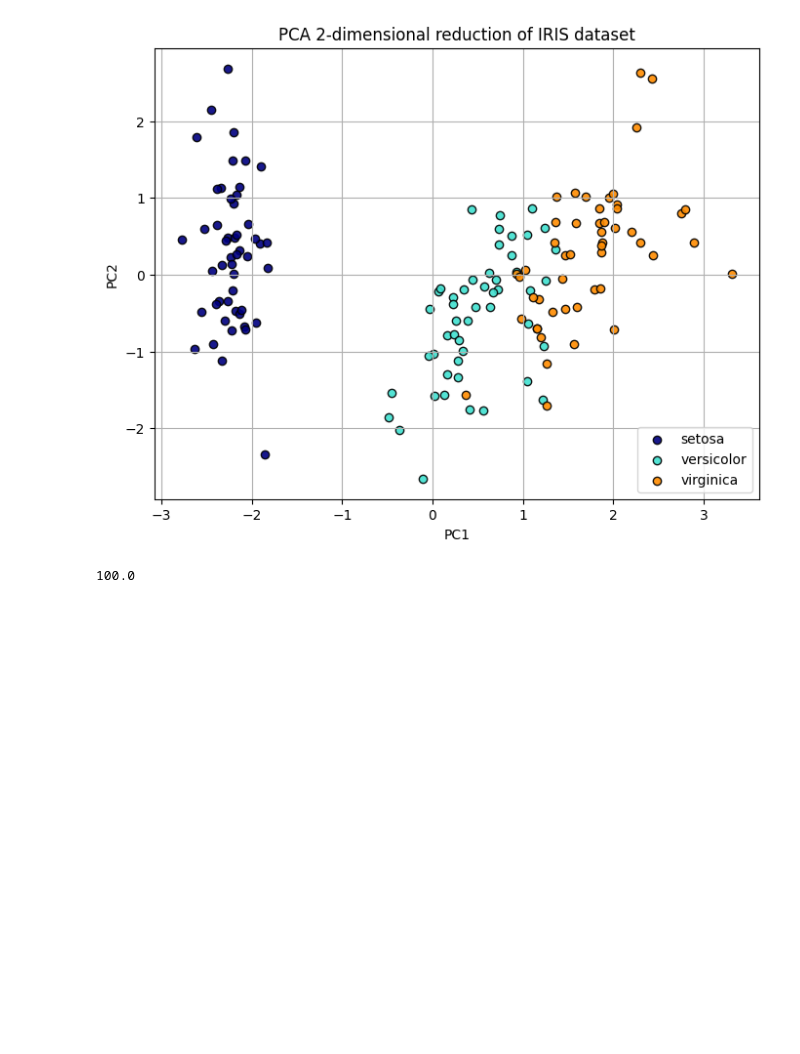
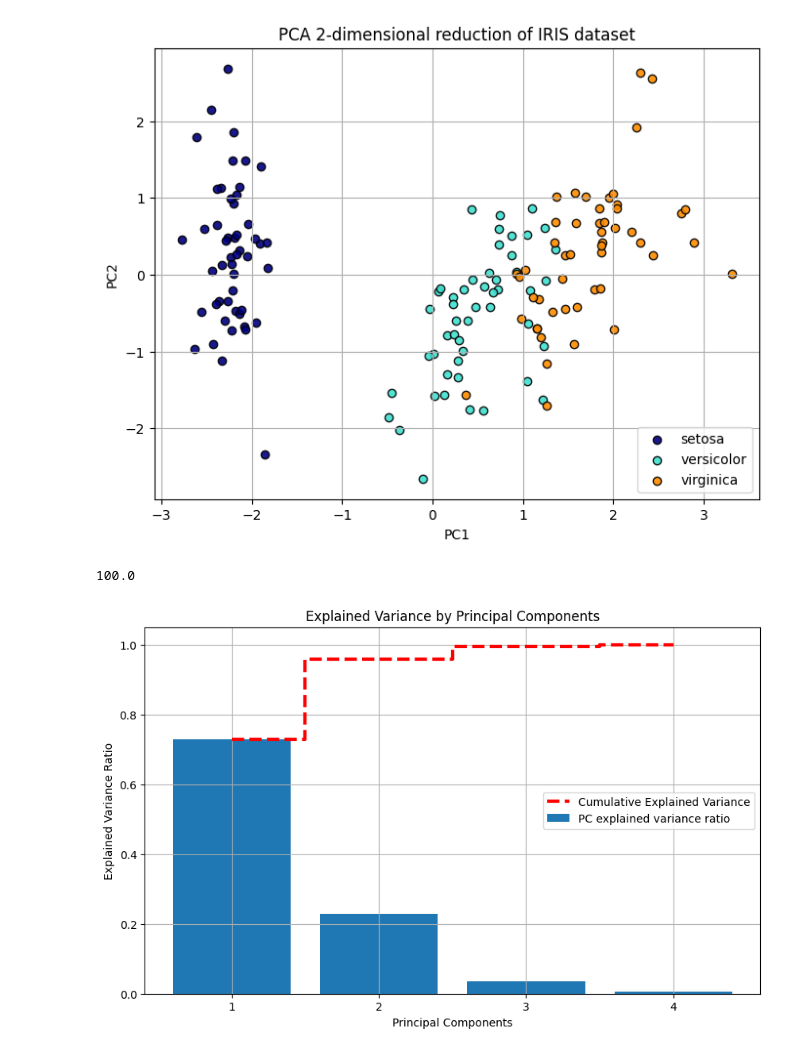
Before and after one commit to Tinonturja/MachineLearning, a Jupyter notebook: PCA.ipynb, the cells around one changed output. Saved outputs shown, nothing was run; the diff lists cells and outputs as text; code cells hidden in the pictures; blank space fills up the shorter version.

```diff
--- a/PCA.ipynb
+++ b/PCA.ipynb
@@ -132,3 +132,24 @@ plt.show()
 100*pca.explained_variance_ratio_.sum()
 # %% [output]
 100.0
+# %%
+# Explained variance ratio
+explained_variance_ratio = pca.explained_variance_ratio_
+
+# Plot explained variance ratio for each component
+plt.figure(figsize=(10,6))
+plt.bar(x=range(1, len(explained_variance_ratio)+1), height=explained_variance_ratio, alpha=1, align='center', label='PC explained variance ratio' )
+plt.ylabel('Explained Variance Ratio')
+plt.xlabel('Principal Components')
+plt.title('Explained Variance by Principal Components')
+
+# Plot cumulative explained variance
+cumulative_variance = np.cumsum(explained_variance_ratio)
+plt.step(range(1, 5), cumulative_variance, where='mid', linestyle='--', lw=3,color='red', label='Cumulative Explained Variance')
+# Only display integer ticks on the x-axis
+plt.xticks(range(1, 5))
+plt.legend()
+plt.grid(True)
+plt.show()
+# %% [output]
+[figure, added]
```
Also changed, not shown: 1 other file.
